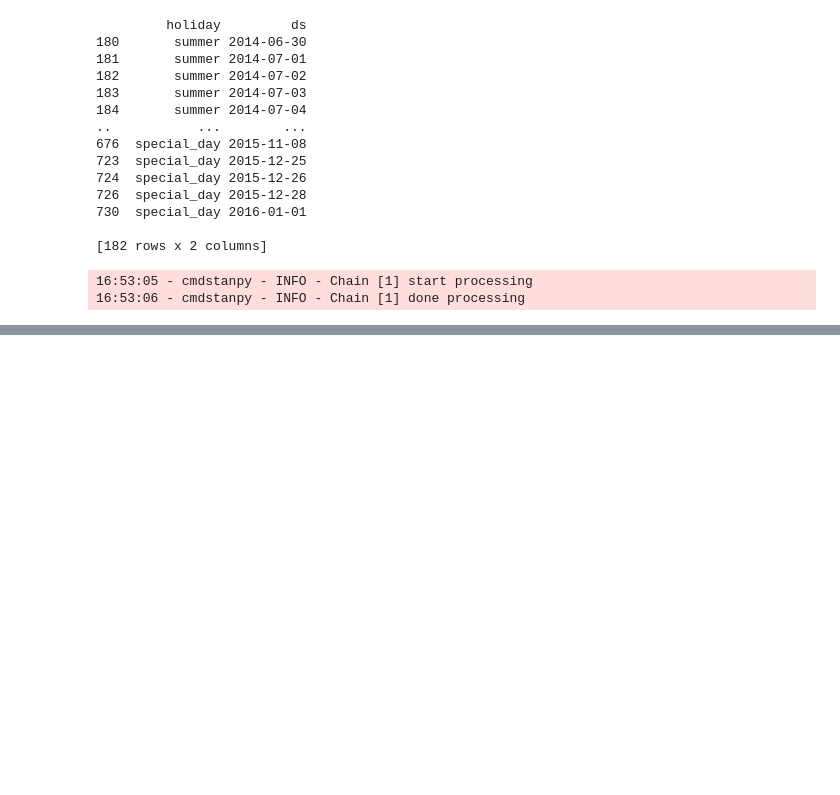
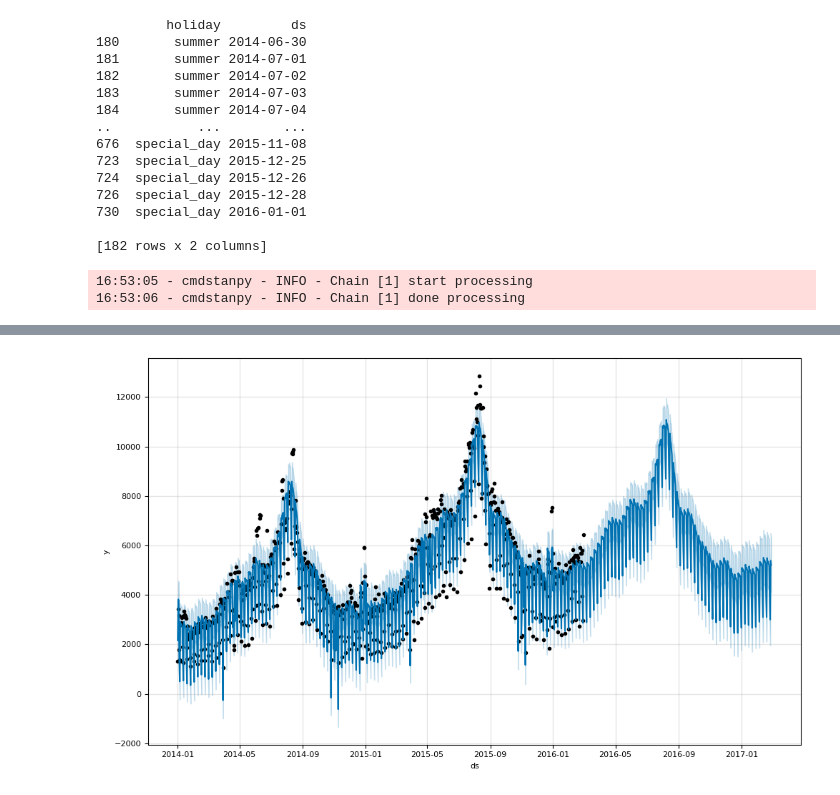
Before and after one commit to didulanthaisuru/TeleCall_Forecast, a Jupyter notebook: forecast-2-prophet.ipynb, the cells around one changed output, grey strips where cells are left out. Saved outputs shown, nothing was run; the diff lists cells and outputs as text; code cells hidden in the pictures; blank space fills up the shorter version.

```diff
--- a/forecast-2-prophet.ipynb
+++ b/forecast-2-prophet.ipynb
@@ -251,3 +251,5 @@ forecast = model.fit(df)
 # %% [output]
 16:53:05 - cmdstanpy - INFO - Chain [1] start processing
 16:53:06 - cmdstanpy - INFO - Chain [1] done processing
+# %%
+future=model.make_future_dataframe(periods=365)
@@ -253,0 +273,2 @@ forecast = model.fit(df)
+# %%
+forecast=model.predict(future)
@@ -253,0 +304,4 @@ forecast = model.fit(df)
+# %%
+fig1=model.plot(forecast)
+# %% [output]
+[figure, added]
```
Also changed, not shown: parts of 13 cells of this notebook.
